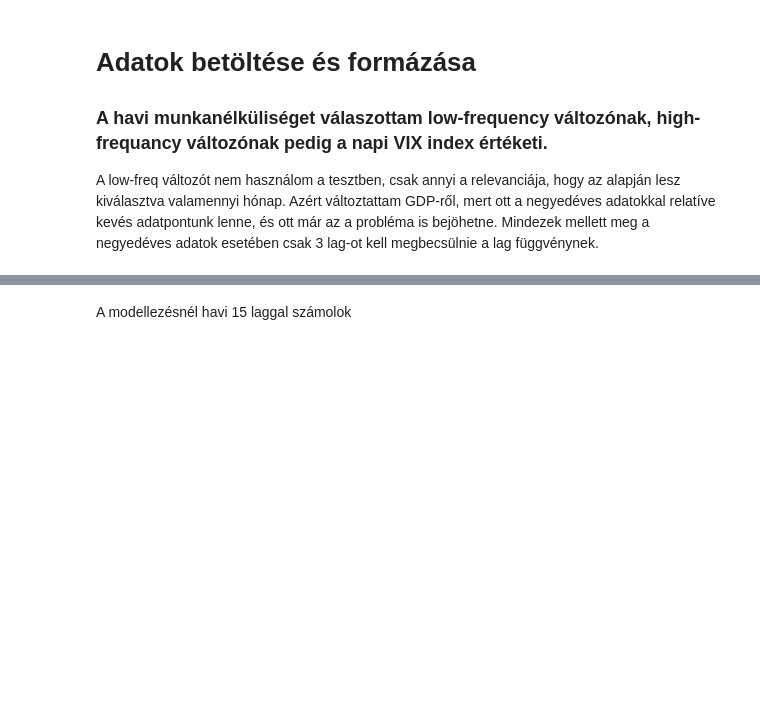
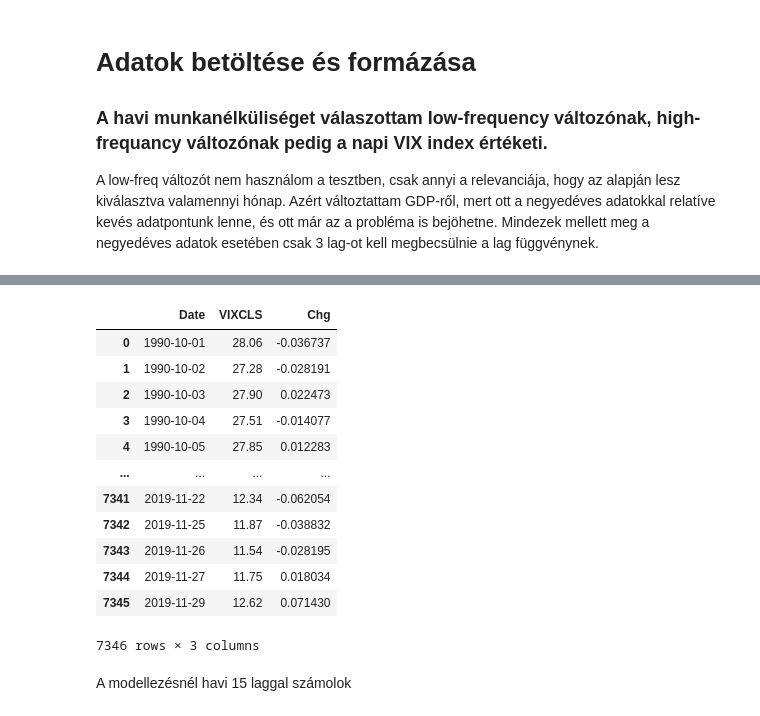
Before and after one commit to NemesiP/volatility-forecasting, a Jupyter notebook: Model/MIDAS_Test.ipynb, the cells around one changed output, grey strips where cells are left out. Saved outputs shown, nothing was run; the diff lists cells and outputs as text; code cells hidden in the pictures; blank space fills up the shorter version.

```diff
--- a/Model/MIDAS_Test.ipynb
+++ b/Model/MIDAS_Test.ipynb
@@ -34,6 +66,22 @@ df2['Chg'] = np.log(df2.VIXCLS).diff().fillna(0)
 # %%
 df2 = FeaturesManipulation.select_timeframe(df2, df1.Date[0], df1.Date[len(df1) -1])
 #df2.tail()
+# %%
+df2
+# %% [output]
+|  | Date | VIXCLS | Chg |
+| 0 | 1990-10-01 | 28.06 | -0.036737 |
+| 1 | 1990-10-02 | 27.28 | -0.028191 |
+| 2 | 1990-10-03 | 27.90 | 0.022473 |
+| 3 | 1990-10-04 | 27.51 | -0.014077 |
+| 4 | 1990-10-05 | 27.85 | 0.012283 |
+| ... | ... | ... | ... |
+| 7341 | 2019-11-22 | 12.34 | -0.062054 |
+| 7342 | 2019-11-25 | 11.87 | -0.038832 |
+| 7343 | 2019-11-26 | 11.54 | -0.028195 |
+| 7344 | 2019-11-27 | 11.75 | 0.018034 |
+| 7345 | 2019-11-29 | 12.62 | 0.071430 |
+7346 rows × 3 columns
 # %% [markdown]
 A modellezésnél havi 15 laggal számolok
 # %%
```
Also changed, not shown: parts of 4 cells of this notebook, 2 other files.
